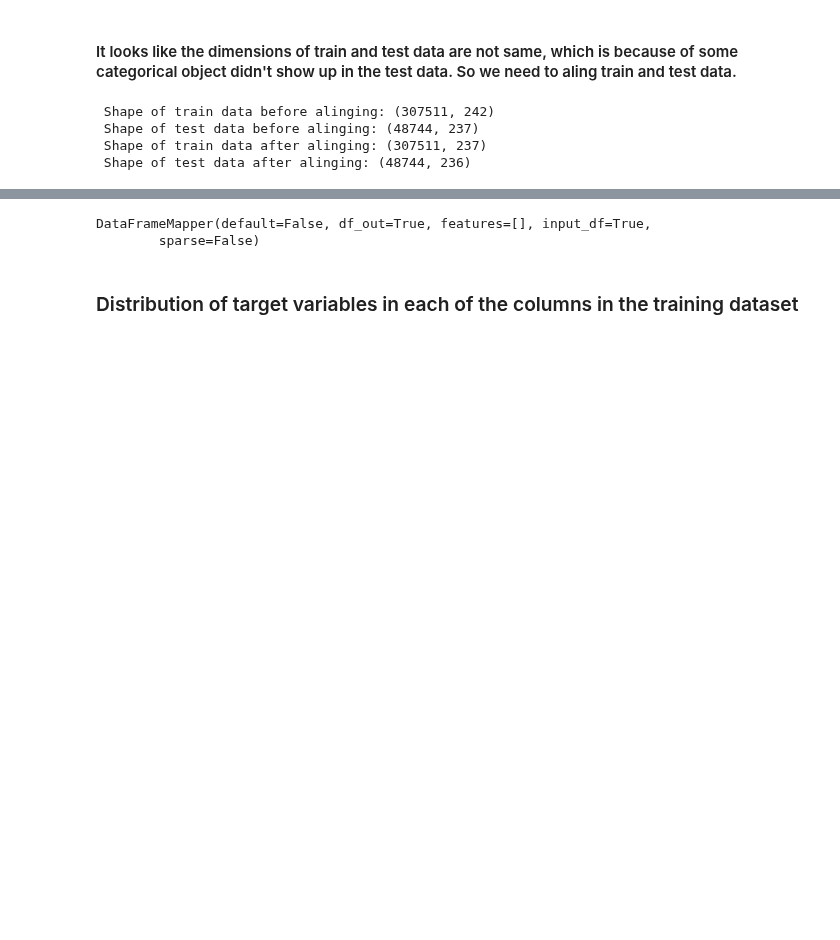
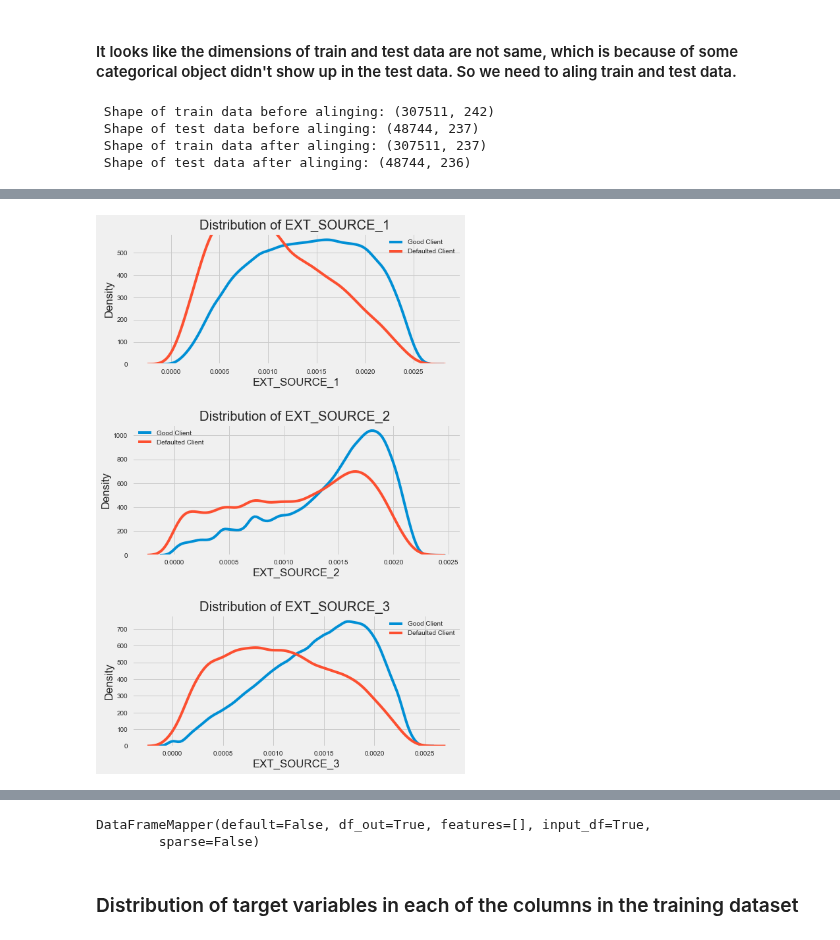
Before and after one commit to zahid1202/Credit_Default_Risk, a Jupyter notebook: CreditCardFraud.ipynb, the cells around one changed output, grey strips where cells are left out. Drawn from its saved outputs; the diff is of its cells as text; code cells hidden in the pictures; blank space fills up the shorter version.

```diff
--- a/CreditCardFraud.ipynb
+++ b/CreditCardFraud.ipynb
@@ -317,0 +344,5 @@ train, test = align(train, test)
+# %%
+train['anl'] = (train["DAYS_EMPLOYED"]==365243).astype(int)
+
+train["DAYS_EMPLOYED"].replace({365243: np.nan}, inplace =True )
+train["DAYS_EMPLOYED"]
@@ -317,0 +367,18 @@ train, test = align(train, test)
+# %%
+def kdeplot(feature_list = None):
+    plt.style.use('fivethirtyeight')
+    plt.figure(figsize =(8,12))
+    for idx, ft in enumerate(feature_list):
+        plt.subplot(len(feature_list),1, idx+1)
+        sns.kdeplot(train.loc[train["TARGET"]==0, ft]/365, label ="Good Client")
+        sns.kdeplot(train.loc[train["TARGET"]==1, ft]/365, label ="Defaulted Client")
+        plt.title("Distribution of {} ".format(ft))
+        plt.xlabel("{}".format(ft))
+        #plt.yscale("log")
+        plt.ylabel("Density")
+
+    plt.tight_layout(h_pad = 2.5)
+# %%
+kdeplot(feature_list = ['EXT_SOURCE_1', 'EXT_SOURCE_2', 'EXT_SOURCE_3'])
+# %% [output]
+[figure, added]
```
Also changed, not shown: parts of 14 cells of this notebook.
